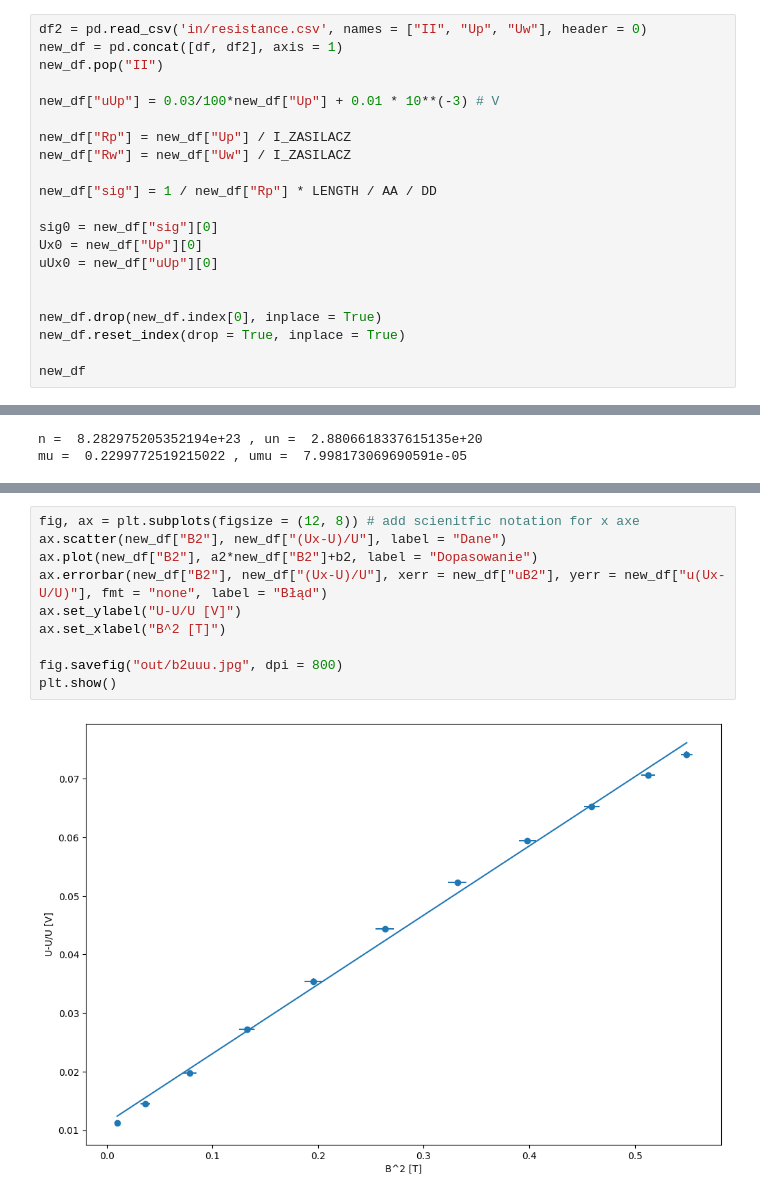
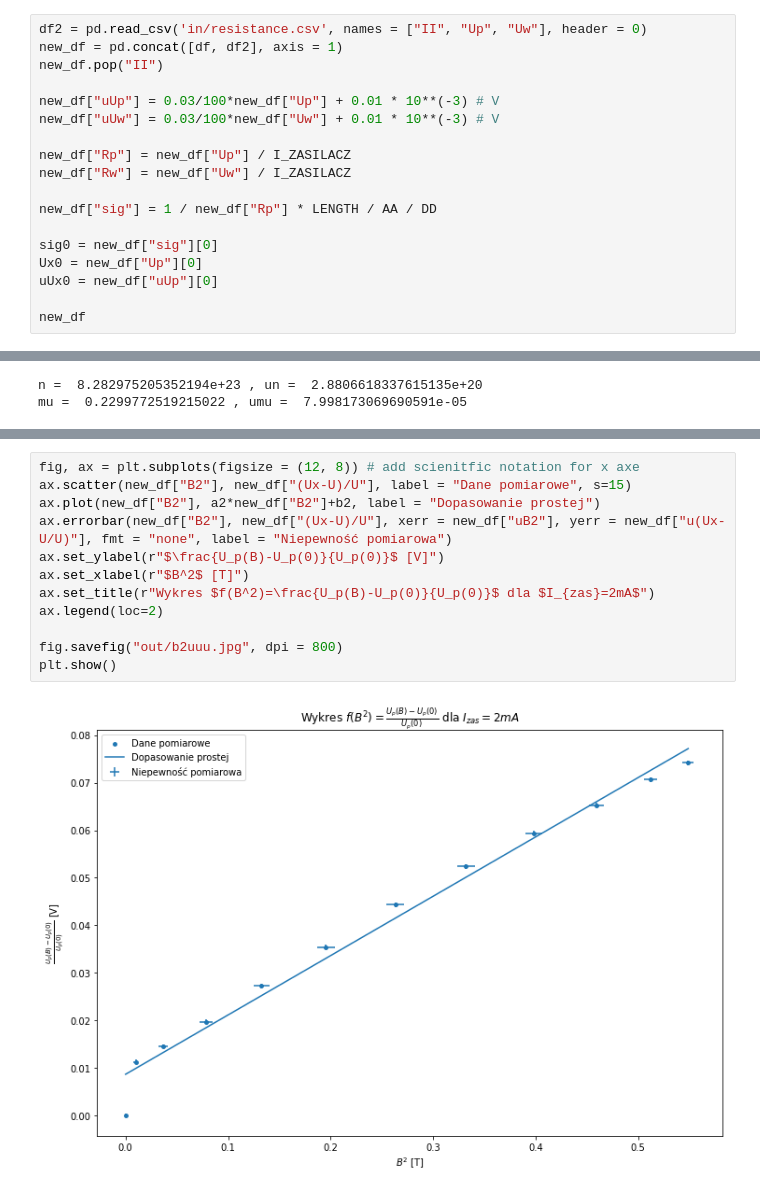
Before and after one commit to finem4n/physics-lab-ii, a Jupyter notebook: lab12/I2.ipynb, the cells around one changed output, grey strips where cells are left out. Cells and saved outputs as stored; diff of their text form.

Commit message:
plots, measurement uncertainty

```diff
--- a/lab12/I2.ipynb
+++ b/lab12/I2.ipynb
@@ -38,6 +38,7 @@ new_df = pd.concat([df, df2], axis = 1)
 new_df.pop("II")
 
 new_df["uUp"] = 0.03/100*new_df["Up"] + 0.01 * 10**(-3) # V
+new_df["uUw"] = 0.03/100*new_df["Uw"] + 0.01 * 10**(-3) # V
 
 new_df["Rp"] = new_df["Up"] / I_ZASILACZ
 new_df["Rw"] = new_df["Uw"] / I_ZASILACZ
@@ -48,9 +49,5 @@ sig0 = new_df["sig"][0]
 Ux0 = new_df["Up"][0]
 uUx0 = new_df["uUp"][0]
 
-
-new_df.drop(new_df.index[0], inplace = True)
-new_df.reset_index(drop = True, inplace = True)
-
 new_df
 # %% [output]
@@ -158,12 +163,14 @@ plt.show()
 # %%
 fig, ax = plt.subplots(figsize = (12, 8)) # add scienitfic notation for x axe
-ax.scatter(new_df["B2"], new_df["(Ux-U)/U"], label = "Dane")
-ax.plot(new_df["B2"], a2*new_df["B2"]+b2, label = "Dopasowanie")
-ax.errorbar(new_df["B2"], new_df["(Ux-U)/U"], xerr = new_df["uB2"], yerr = new_df["u(Ux-U/U)"], fmt = "none", label = "Błąd")
-ax.set_ylabel("U-U/U [V]")
-ax.set_xlabel("B^2 [T]")
+ax.scatter(new_df["B2"], new_df["(Ux-U)/U"], label = "Dane pomiarowe", s=15)
+ax.plot(new_df["B2"], a2*new_df["B2"]+b2, label = "Dopasowanie prostej")
+ax.errorbar(new_df["B2"], new_df["(Ux-U)/U"], xerr = new_df["uB2"], yerr = new_df["u(Ux-U/U)"], fmt = "none", label = "Niepewność pomiarowa")
+ax.set_ylabel(r"$\frac{U_p(B)-U_p(0)}{U_p(0)}$ [V]")
+ax.set_xlabel(r"$B^2$ [T]")
+ax.set_title(r"Wykres $f(B^2)=\frac{U_p(B)-U_p(0)}{U_p(0)}$ dla $I_{zas}=2mA$")
+ax.legend(loc=2)
 
 fig.savefig("out/b2uuu.jpg", dpi = 800)
 plt.show()
 # %% [output]
-[figure, old version]
+[figure, new version]
```
Also changed, not shown: parts of 9 cells of this notebook, 6 other files.
